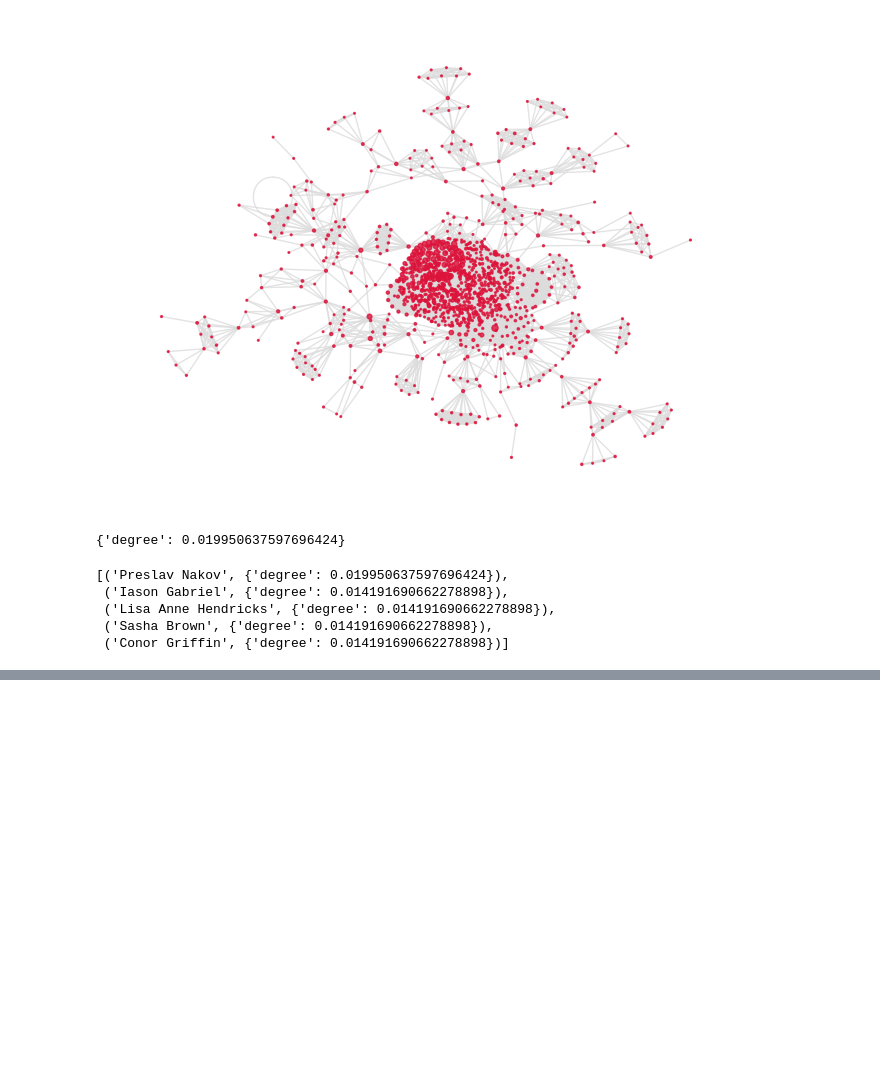
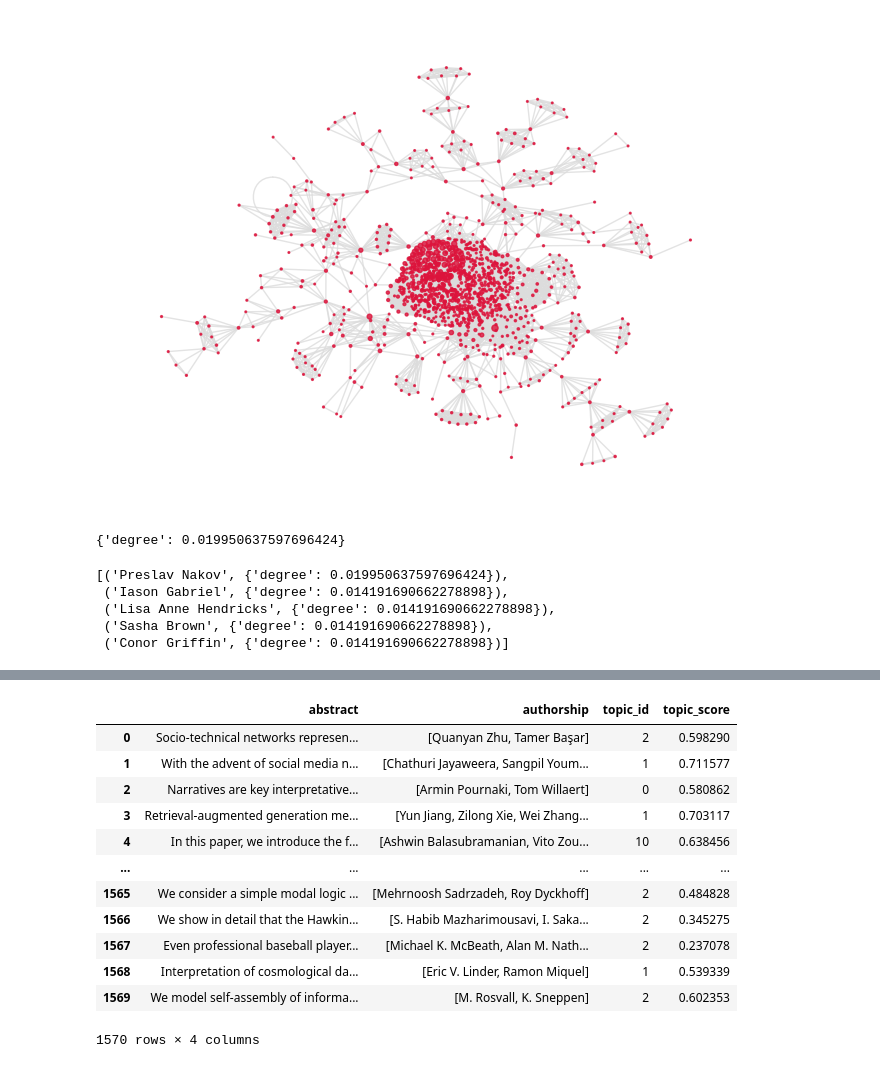
Before and after one commit to park-jay/bibliometric-misinfo, a Jupyter notebook: overview.ipynb, the cells around one changed output, grey strips where cells are left out. Saved outputs shown, nothing was run; the diff lists cells and outputs as text; code cells hidden in the pictures; blank space fills up the shorter version.

```diff
--- a/overview.ipynb
+++ b/overview.ipynb
@@ -120 +120,9 @@ len(topic_nums)
+# %%
+id_dic={}
+topic_id={}
+for element in zip(topic_nums, topic_sizes):
+    documents, document_scores, document_ids = model.search_documents_by_topic(topic_num=element[0], num_docs=element[1])
+    for score, id in zip(document_scores, document_ids):
+        id_dic[id]=score
+        topic_id[id]=element[0]
 # %%
@@ -141,0 +154,3 @@ topic_words
+# %%
+df = pd.DataFrame({'abstract': abstract, 'authorship': authorship})
+df.head()
@@ -141,0 +164,19 @@ topic_words
+# %%
+df['topic_id']=df.index.map(topic_id) #map topic id to each document
+df['topic_score']=df.index.map(id_dic) #map topic score to each document
+# %%
+df
+# %% [output]
+|  | abstract | authorship | topic_id | topic_score |
+| 0 | Socio-technical networks represen... | [Quanyan Zhu, Tamer Başar] | 2 | 0.598290 |
+| 1 | With the advent of social media n... | [Chathuri Jayaweera, Sangpil Youm... | 1 | 0.711577 |
+| 2 | Narratives are key interpretative... | [Armin Pournaki, Tom Willaert] | 0 | 0.580862 |
+| 3 | Retrieval-augmented generation me... | [Yun Jiang, Zilong Xie, Wei Zhang... | 1 | 0.703117 |
+| 4 | In this paper, we introduce the f... | [Ashwin Balasubramanian, Vito Zou... | 10 | 0.638456 |
+| ... | ... | ... | ... | ... |
+| 1565 | We consider a simple modal logic ... | [Mehrnoosh Sadrzadeh, Roy Dyckhoff] | 2 | 0.484828 |
+| 1566 | We show in detail that the Hawkin... | [S. Habib Mazharimousavi, I. Saka... | 2 | 0.345275 |
+| 1567 | Even professional baseball player... | [Michael K. McBeath, Alan M. Nath... | 2 | 0.237078 |
+| 1568 | Interpretation of cosmological da... | [Eric V. Linder, Ramon Miquel] | 1 | 0.539339 |
+| 1569 | We model self-assembly of informa... | [M. Rosvall, K. Sneppen] | 2 | 0.602353 |
+1570 rows × 4 columns
```
Also changed, not shown: parts of 7 cells of this notebook.
